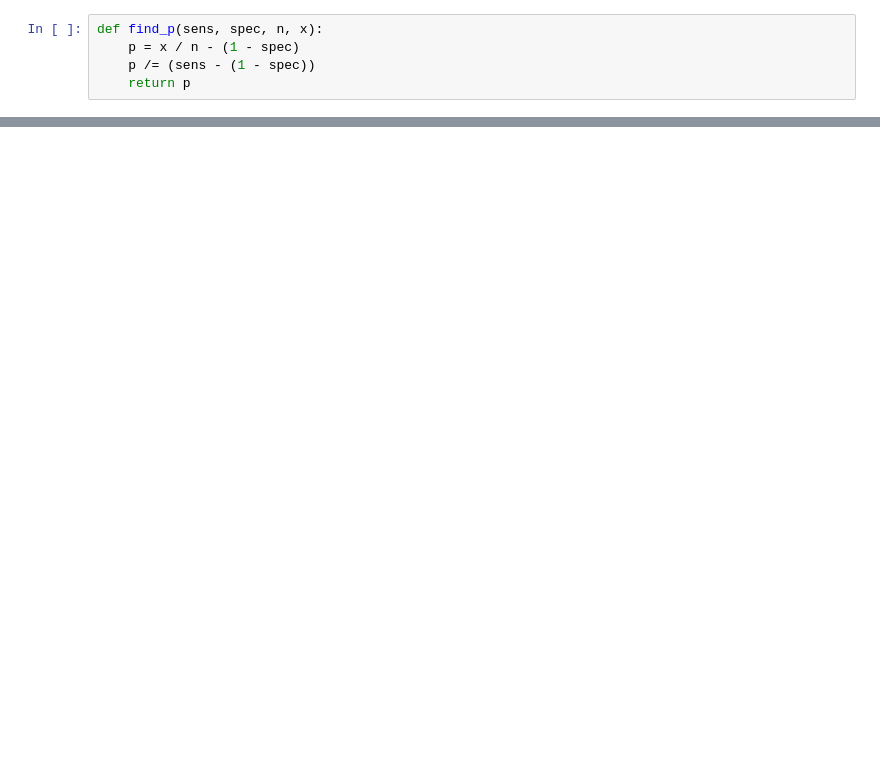
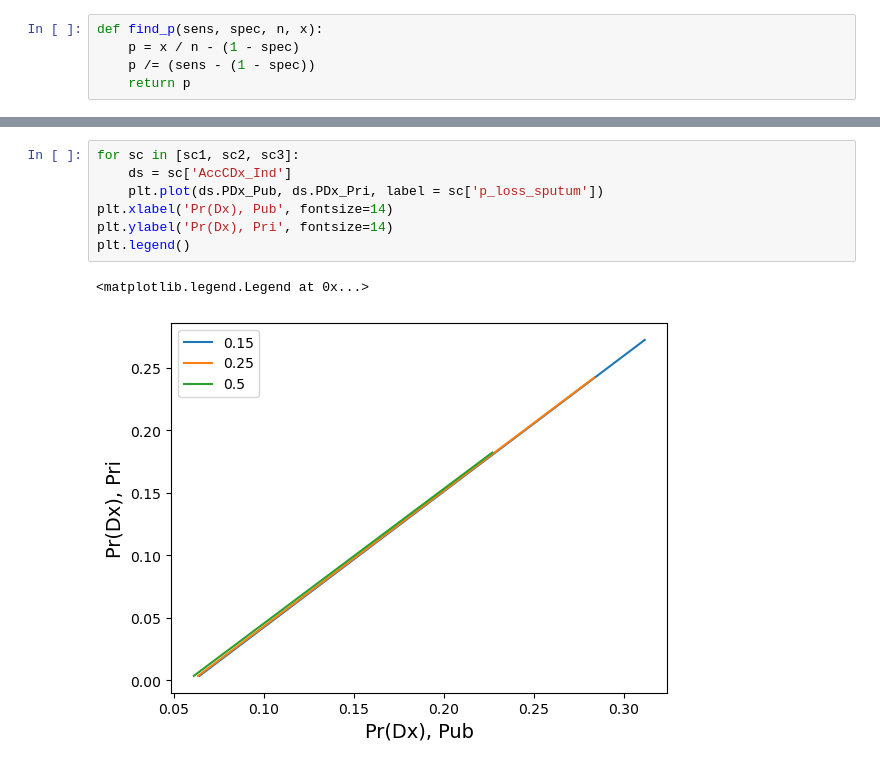
Before and after one commit to TimeWz667/IndTB_dx, a Jupyter notebook: notebooks/Test_system.ipynb, the cells around one changed output, grey strips where cells are left out. Saved outputs shown, nothing was run; the diff lists cells and outputs as text; blank space fills up the shorter version.

```diff
--- a/notebooks/Test_system.ipynb
+++ b/notebooks/Test_system.ipynb
@@ -100,0 +202,10 @@ x22, x2, x22 / x2, n3
+# %%
+for sc in [sc1, sc2, sc3]:
+    ds = sc['AccCDx_Ind']
+    plt.plot(ds.PDx_Pub, ds.PDx_Pri, label = sc['p_loss_sputum'])
+plt.xlabel('Pr(Dx), Pub', fontsize=14)
+plt.ylabel('Pr(Dx), Pri', fontsize=14)
+plt.legend()
+# %% [output]
+<matplotlib.legend.Legend at 0x...>
+[figure, added]
```
Also changed, not shown: parts of 25 cells of this notebook, 21 other files.
